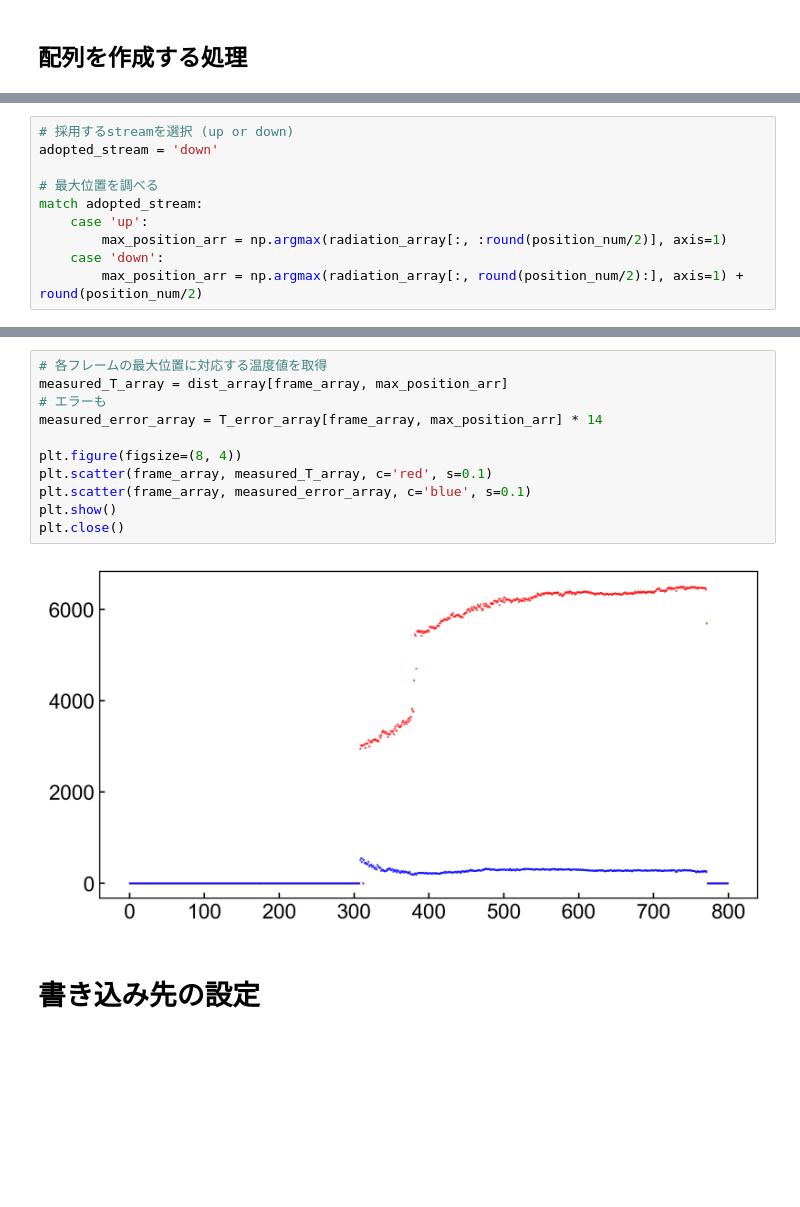
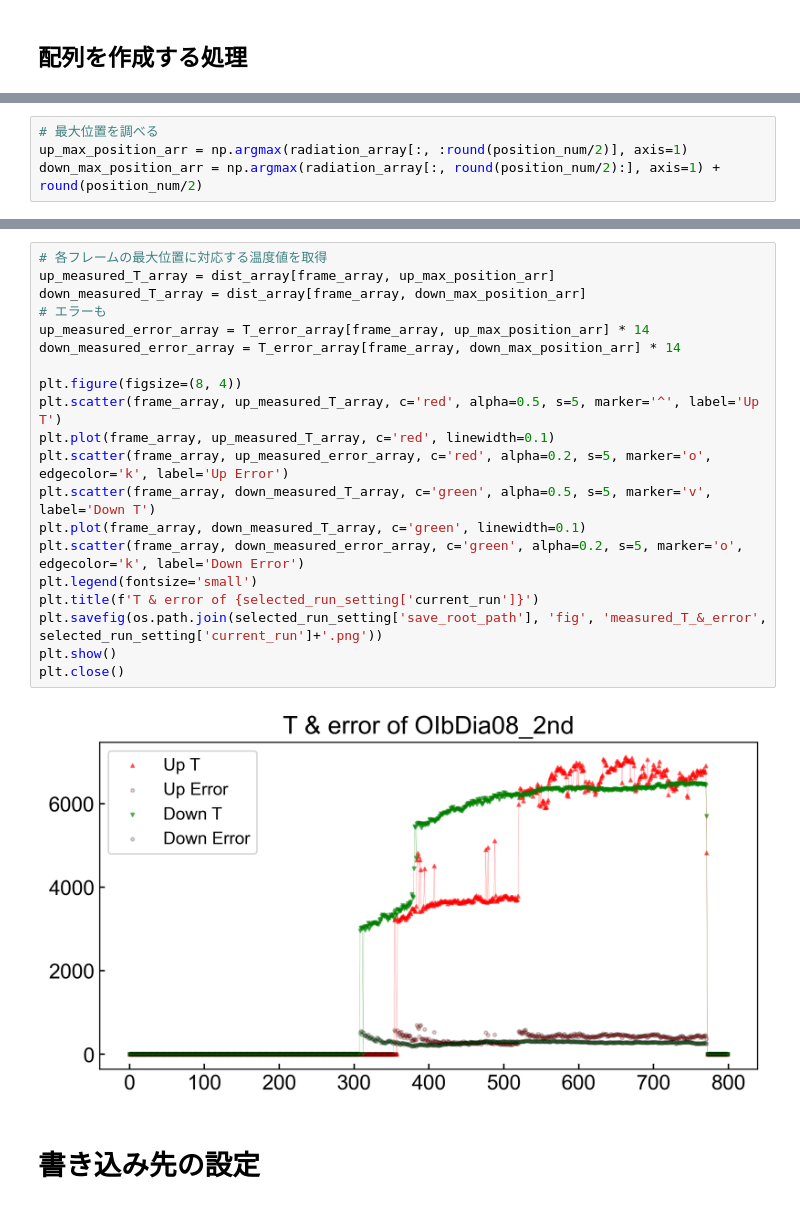
Before and after one commit to ishizawa2468/LAMBDA-Melting, a Jupyter notebook: notebooks/each-run/process-T/extract_measured_T_array.ipynb, the cells around one changed output, grey strips where cells are left out. Drawn from its saved outputs; the diff is of its cells as text; blank space fills up the shorter version.

```diff
--- a/notebooks/each-run/process-T/extract_measured_T_array.ipynb
+++ b/notebooks/each-run/process-T/extract_measured_T_array.ipynb
@@ -102,13 +132,7 @@ plt.show()
 # %%
-# 採用するstreamを選択 (up or down)
-adopted_stream = 'down'
-
 # 最大位置を調べる
-match adopted_stream:
-    case 'up':
-        max_position_arr = np.argmax(radiation_array[:, :round(position_num/2)], axis=1)
-    case 'down':
-        max_position_arr = np.argmax(radiation_array[:, round(position_num/2):], axis=1) + round(position_num/2)
+up_max_position_arr = np.argmax(radiation_array[:, :round(position_num/2)], axis=1)
+down_max_position_arr = np.argmax(radiation_array[:, round(position_num/2):], axis=1) + round(position_num/2)
 # %%
 # 露光強度をもとにした採用温度点
 plt.figure(figsize=(8, 4))
@@ -121,16 +151,25 @@ plt.close()
 # %%
 # 各フレームの最大位置に対応する温度値を取得
-measured_T_array = dist_array[frame_array, max_position_arr]
+up_measured_T_array = dist_array[frame_array, up_max_position_arr]
+down_measured_T_array = dist_array[frame_array, down_max_position_arr]
 # エラーも
-measured_error_array = T_error_array[frame_array, max_position_arr] * 14
+up_measured_error_array = T_error_array[frame_array, up_max_position_arr] * 14
+down_measured_error_array = T_error_array[frame_array, down_max_position_arr] * 14
 
 plt.figure(figsize=(8, 4))
-plt.scatter(frame_array, measured_T_array, c='red', s=0.1)
-plt.scatter(frame_array, measured_error_array, c='blue', s=0.1)
+plt.scatter(frame_array, up_measured_T_array, c='red', alpha=0.5, s=5, marker='^', label='Up T')
+plt.plot(frame_array, up_measured_T_array, c='red', linewidth=0.1)
+plt.scatter(frame_array, up_measured_error_array, c='red', alpha=0.2, s=5, marker='o', edgecolor='k', label='Up Error')
+plt.scatter(frame_array, down_measured_T_array, c='green', alpha=0.5, s=5, marker='v', label='Down T')
+plt.plot(frame_array, down_measured_T_array, c='green', linewidth=0.1)
+plt.scatter(frame_array, down_measured_error_array, c='green', alpha=0.2, s=5, marker='o', edgecolor='k', label='Down Error')
+plt.legend(fontsize='small')
+plt.title(f'T & error of {selected_run_setting['current_run']}')
+plt.savefig(os.path.join(selected_run_setting['save_root_path'], 'fig', 'measured_T_&_error', selected_run_setting['current_run']+'.png'))
 plt.show()
 plt.close()
 # %% [output]
-[figure, old version]
+[figure, new version]
 # %% [markdown]
 # 書き込み先の設定
 # %%
```
Also changed, not shown: parts of 14 cells of this notebook, 4 other files.
